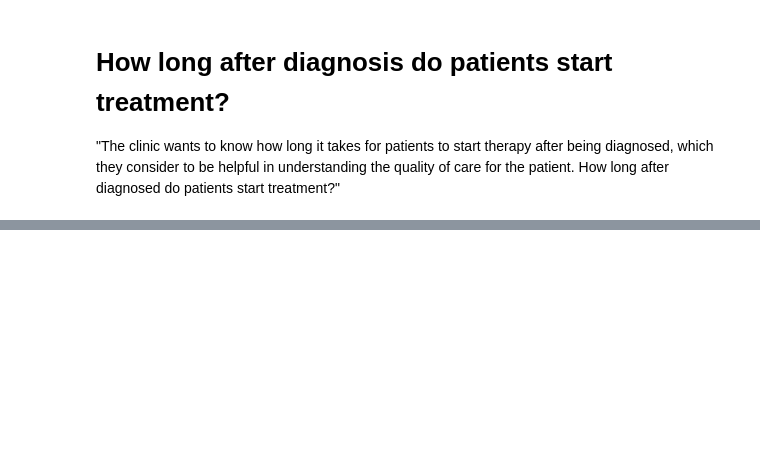
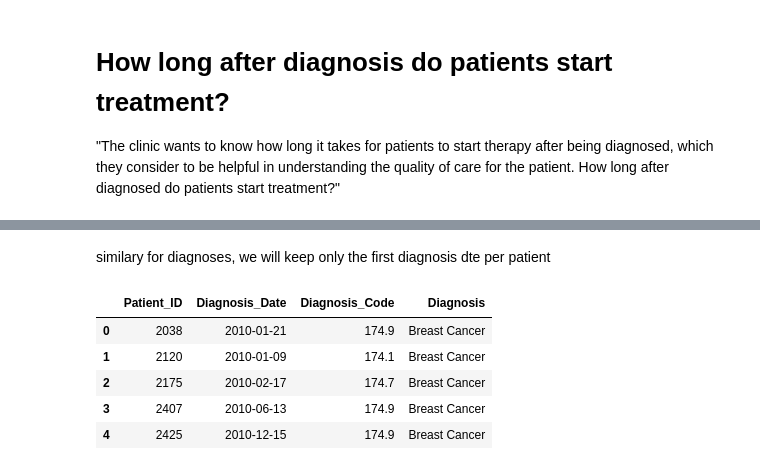
Before and after one commit to M0nica/pyladies_workshop, a Jupyter notebook: PyLadies_Workshop.ipynb, the cells around one changed output, grey strips where cells are left out. Cells and saved outputs as stored; diff of their text form; code cells hidden in the pictures; blank space fills up the shorter version.

```diff
--- a/PyLadies_Workshop.ipynb
+++ b/PyLadies_Workshop.ipynb
@@ -173,0 +196,21 @@ _=plt.ylabel('Cancer type')
+# %% [markdown]
+similary for diagnoses, we will keep only the first diagnosis dte per patient
+# %%
+# sort diagnosis by patient ID and Treatment Data
+
+diagnosis_sorted = diagnosis.sort_values(['Patient_ID', 'Diagnosis_Date'])
+
+# group by Patient ID, select first date and reset index
+
+first_diagnosis = diagnosis_sorted.groupby('Patient_ID').first().reset_index()
+
+# view dataframe
+
+first_diagnosis.head()
+# %% [output]
+|  | Patient_ID | Diagnosis_Date | Diagnosis_Code | Diagnosis |
+| 0 | 2038 | 2010-01-21 | 174.9 | Breast Cancer |
+| 1 | 2120 | 2010-01-09 | 174.1 | Breast Cancer |
+| 2 | 2175 | 2010-02-17 | 174.7 | Breast Cancer |
+| 3 | 2407 | 2010-06-13 | 174.9 | Breast Cancer |
+| 4 | 2425 | 2010-12-15 | 174.9 | Breast Cancer |
```
Also changed, not shown: parts of 8 cells of this notebook.
